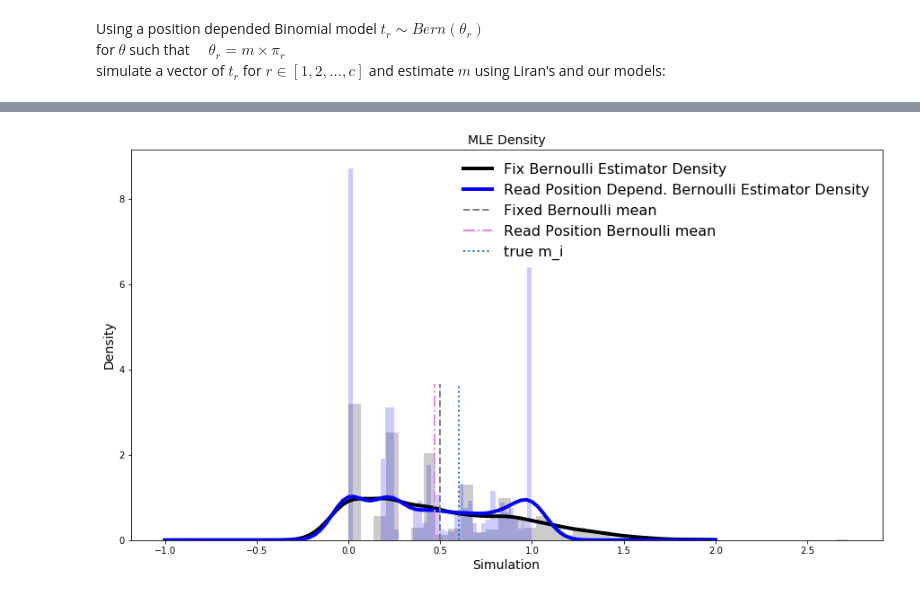
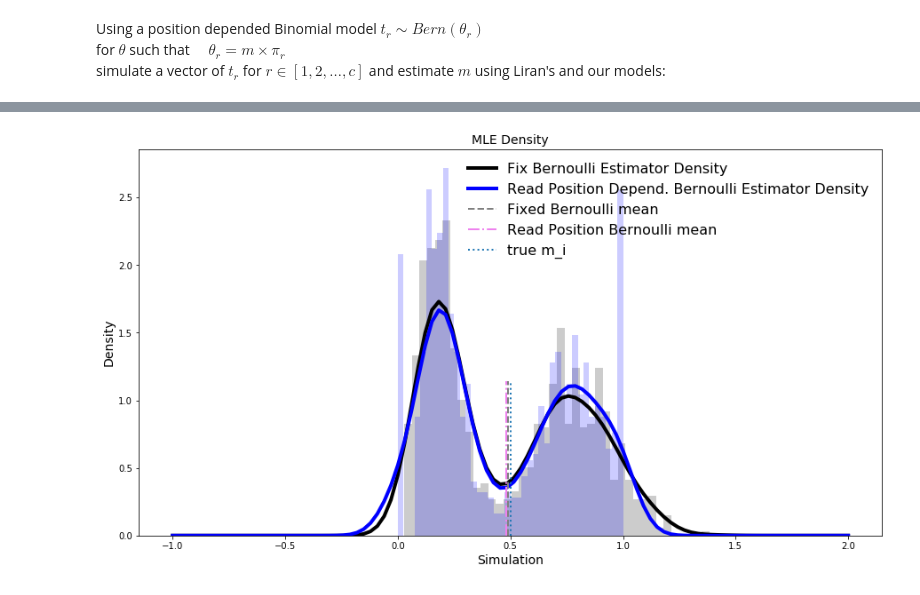
Before and after one commit to kod5kod/RandomResearch, a Jupyter notebook: deamination_simulation_v3.ipynb, the cells around one changed output, grey strips where cells are left out. Saved outputs shown, nothing was run; the diff lists cells and outputs as text; code cells hidden in the pictures.

Commit message:
improving the model and adding glm

```diff
--- a/deamination_simulation_v3.ipynb
+++ b/deamination_simulation_v3.ipynb
@@ -75,14 +305,14 @@ simulate a vector of $t_r$ for $r \in [1,2,\dots,c]$ and estimate $m$ using Lira
 # General:
 ###########################################
 sample_len = 1000 # "DNA" sample length-> N
-coverage_mean  = 100
+coverage_mean  = 200
 coverage_sd = 5
 #m_mean =  0.6
 m_sd = 0.05
 m_low = 0.2
 m_high = 0.8
 # Parameters for complex model:
-m_initial_guess = 0.7 # for complex model
+m_initial_guess = 0.5 # for complex model
 ###########################################
 
 # list objects for accounting:
@@ -102,7 +332,7 @@ for i in rng:
     # Sampling m_i:
     #m = np.random.normal(m_mean, m_sd)
     m = random.sample([m_low,m_high],1)[0]
-    #m = np.random.normal(m,m_sd,1)
+    m = np.random.normal(m,m_sd,1)
     #random.sample(np.random.normal(m_low, m_sd),np.random.normal(m_high, m_sd),)
     #
     if m>=1:
@@ -113,17 +343,28 @@ for i in rng:
     coverage = int(np.random.normal(coverage_mean, coverage_sd))
     # Sampling pi_i and pi_i_zero from a uniform dist:
     #pi = np.random.uniform(low=0.02, high=0.8, size=coverage)
-    pi = np.array(2*[0.8]+2*[0.4]+2*[0.2]+(coverage-6)*[0.02])
+#     pi_dist = 2*[0.8]+2*[0.4]+2*[0.2]+(coverage-6)*[0.02]
+#     pi = np.array(random.choices(pi_dist,k=coverage))
+    pi_dist = [0.4,0.3,0.2,0.1]
+    weights = [5/50,5/50,5/50,35/50]
+    pi = np.array(random.choices(pi_dist,weights=weights,k=coverage))
     theta = pi*m # Defining theta
     # Limiting theta:
     theta[theta>0.999]=0.9999
     theta[theta<0]=0.0001
     # Sampling t_i from a binomial(theta):
     t = np.random.binomial(1,theta)
+    while sum(t==0)==len(t):
+        t = np.random.binomial(1,theta)
+
 
     # Estimating using Liran's:
-    pi_calib = 0.04699
+    pi_calib =  0.1597686029694
     solution_simple = t.sum()/(coverage*pi_calib) #MLE: m_i = t_i/(pi*n_i)
+#     if solution_simple<0:
+#         solution_simple=0
+#     if solution_simple >1:
+#         solution_simple = 1
     est_simple_list.append(solution_simple)
     sd_simple_list.append(np.sqrt(1/(-SOC_binom(t,pi_calib, solution_simple, coverage))))
 
@@ -131,21 +372,22 @@ for i in rng:
     solution = fsolve(FOC, m_initial_guess,args=(coverage,pi,t))[0]
     #solution = sp.optimize.brentq(FOC,a = 0, b = 1 ,args=(coverage,pi,t))
     #solution = sp.optimize.root_scalar(FOC,args=(coverage,pi,t),bracket=[0,1], method='bisect').root
-    if solution<0:
-        solution=0
-    if solution >1:
-        solution = 1
+#     if solution<0:
+#         solution=0
+#     if solution >1:
+#         solution = 1
     est_complex_list.append(solution)
     sd_complex_list.append(np.sqrt(1/(-SOC(solution,coverage,pi,t))))
 
     # Accounting:
     pi_list.append(pi)
     pi_mean_list.append(pi.mean())
-    m_list.append(m)
+    m_list.append(m[0])
     t_list.append(t)
 
 output_df = pd.DataFrame(list(zip(m_list, pi_list ,t_list)),
                columns =['samp_m', 'samp_p','samp_t'])
+output_est = pd.DataFrame(list(zip(m_list,est_simple_list,est_complex_list)),columns =['true_m','liran','ours'])
 #output_df.to_pickle('/Users/leecarlin/Dropbox (Personal)/School/deamination/simulation_MLE_35_coverage.pickle')
 
 print('The empirical mean of m: {:,}'.format(np.array(m_list).mean()))
@@ -163,4 +405,10 @@ MSE = np.sqrt(((np.array(est_complex_list)-np.array(m_list))**2).mean())
 print('RMSE of Lirans Model: {:,}'.format(MSE_liran))
 print('RMSE of Our Model: {:,}'.format(MSE))
 print('RMSE DIfference: {:%}'.format((MSE-MSE_liran)/MSE_liran))
+fltrd = output_est[output_est.ours>=0]
+MSE_liran_fltrs = np.sqrt(((fltrd.liran-fltrd.true_m)**2).mean())
+MSE_ours_fltrs = np.sqrt(((fltrd.ours-fltrd.true_m)**2).mean())
+print('RMSE of Lirans Model: {:,}'.format(MSE_liran_fltrs))
+print('RMSE of Our Model: {:,}'.format(MSE_ours_fltrs))
+print('RMSE DIfference: {:%}'.format((MSE_ours_fltrs-MSE_liran_fltrs)/MSE_liran_fltrs))
 # %% [output]
@@ -179,28 +455,28 @@ RMSE DIfference: -21.471028%
 # %%
 #Plot the distribution of our MLE and Lirans MLE
 fig = plt.figure(figsize = (15,8))
 ax = fig.add_subplot(111)
 
 from scipy.stats import gaussian_kde
 density_liran = gaussian_kde(est_simple_list)
 density_our = gaussian_kde(est_complex_list)
 xs = np.linspace(-1,2,100)
 #density.covariance_factor = lambda : .25
 #density._compute_covariance()
 ax.plot(xs,density_liran(xs), color = 'black', label = 'Fix Bernoulli Estimator Density',lw=4)
 ax.hist(est_simple_list, density=True, bins= 40, alpha = 0.2, color = 'black')
 ax.plot(xs,density_our(xs), color = 'blue', label = 'Read Position Depend. Bernoulli Estimator Density',lw=4)
 ax.hist(est_complex_list, density=True, bins= 40, alpha = 0.2, color = 'blue')
 
 ax.axvline(np.array(est_simple_list).mean(),ymin=0, ymax= 0.4,linestyle = '--', label='Fixed Bernoulli mean', color = 'grey',lw=2)
 ax.axvline(np.array(est_complex_list).mean(),ymin=0, ymax= 0.4 ,linestyle = '-.', label='Read Position Bernoulli mean', color = 'violet',lw=2)
-ax.axvline(m_mean,ymin=0, ymax= 0.4 ,linestyle = ':', label='true m_i',lw=2)
+ax.axvline((m_low+m_high)/2,ymin=0, ymax= 0.4 ,linestyle = ':', label='true m_i',lw=2)
 ax.legend(fontsize = 16,frameon = False)
 plt.xlabel('Simulation', fontsize=14)
 plt.ylabel('Density', fontsize=14)
 ax.set_title('MLE Density', fontsize=14)
 #fig.savefig('/Users/leecarlin/Dropbox (Personal)/School/deamination/deamination_report_20200528/fig1.png',dpi=400)
 plt.show()
 # %% [output]
-[figure, old version]
+[figure, new version]
 # %%
```
Also changed, not shown: parts of 14 cells of this notebook.
